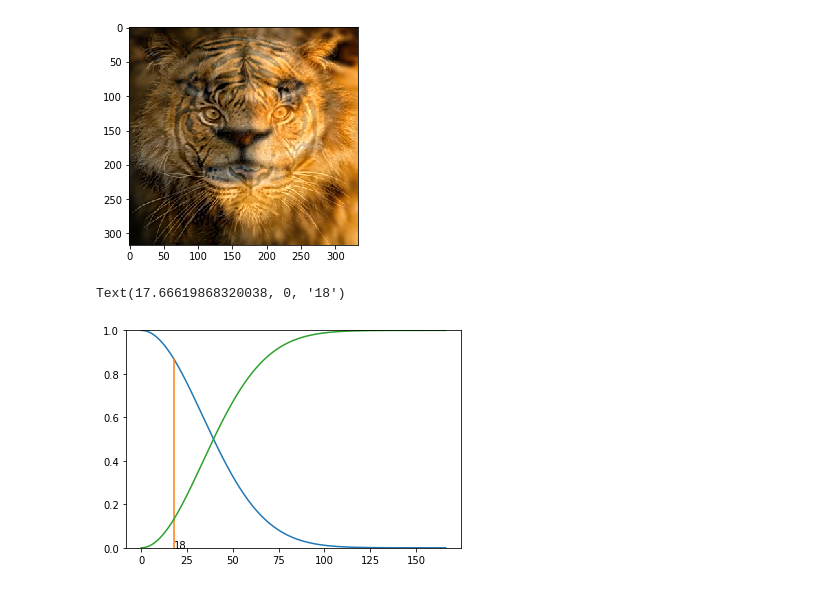
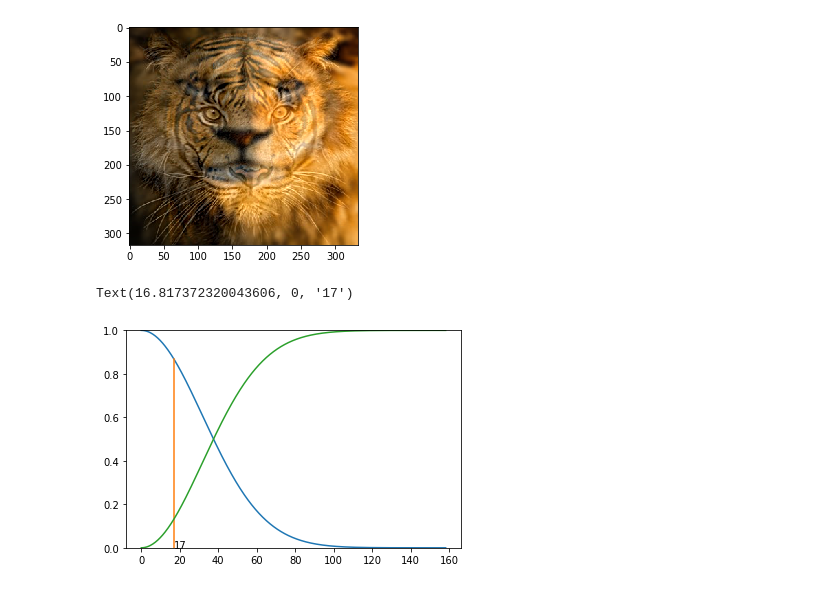
Before and after one commit to yananda93/CS584, a Jupyter notebook: HW3/HW3.ipynb, the cells around one changed output. Cells and saved outputs as stored; diff of their text form; code cells hidden in the pictures.

```diff
--- a/HW3/HW3.ipynb
+++ b/HW3/HW3.ipynb
@@ -198,26 +198,26 @@ Clipping input data to the valid range for imshow with RGB data ([0..1] for floa
 <matplotlib.image.AxesImage at 0x...>
 [figure]
 # %%
-# Plot the frequency cut off, cut_off_freq = r/(2*np.pi*cutoff2) = 18
+# Plot the frequency cut off, cut_off_freq = r/(2*np.pi*cutoff2) = 17
 low_pass = gaussian_kernel(cutoff2)
-r1 = img3.shape[0]
-r2= img4.shape[0]
-r = min(r1,r2)
+c1 = img3.shape[1]
+c2= img4.shape[1]
+c = min(c1,c2)
 x = np.arange(0,0.5,0.001)
 a = 1/(cutoff1*np.sqrt(2*np.pi))
 gx = np.exp(-np.pi**2*x**2/a)  #frequency response
-x =x*r
+x =x*c
 plt.ylim(ymin=0)  # this line
 plt.plot(x, gx)
-cut_off_freq = r/(2*np.pi*cutoff2) # tranfer to frequency domain
-f = cut_off_freq/r
+cut_off_freq = c/(2*np.pi*cutoff2) # tranfer to frequency domain
+f = cut_off_freq/c
 g = np.exp(-np.pi**2*f**2/a)
 point1 = [cut_off_freq,cut_off_freq]
 point2 = [0,g]
 plt.plot(point1,point2)
 gx = 1 - gx  # high frequency response
 plt.plot(x, gx)
 plt.text(cut_off_freq,0,int(np.ceil(cut_off_freq)))
 # %% [output]
-Text(17.66619868320038, 0, '18')
+Text(16.817372320043606, 0, '17')
-[figure, old version]
+[figure, new version]
```
Also changed, not shown: parts of 1 cell of this notebook.
